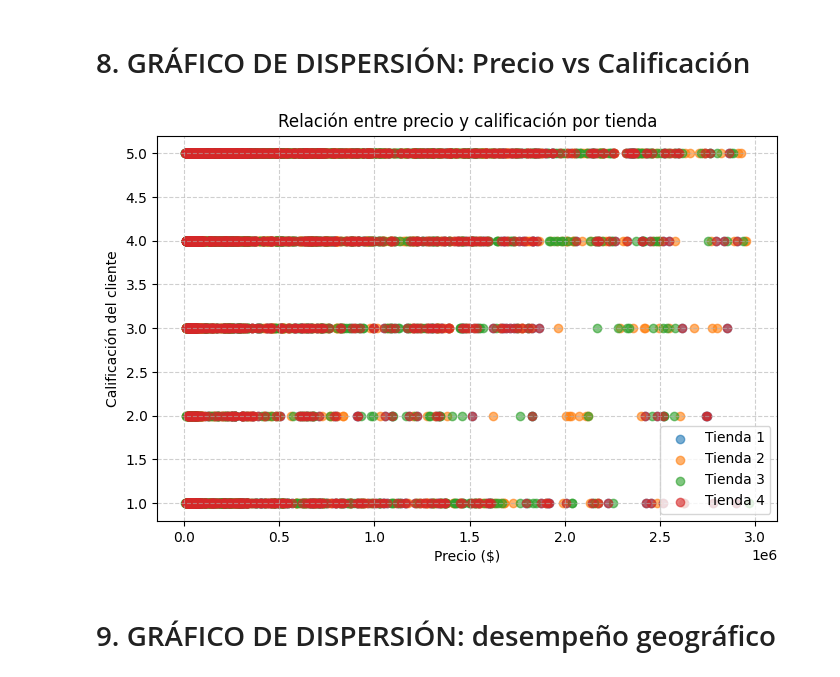
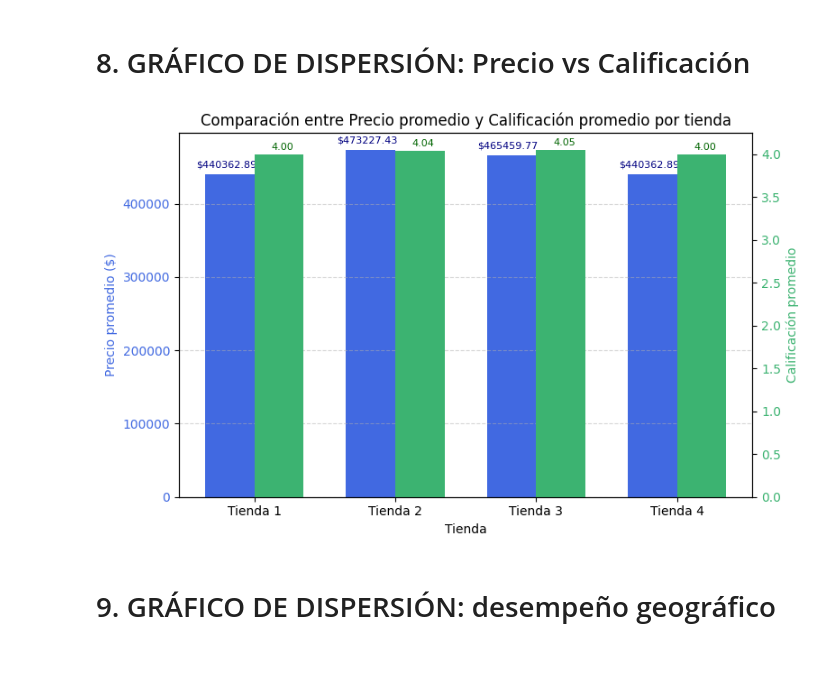
Before and after one commit to Tmayol/Challenge_ciencia_datos1, a Jupyter notebook: AluraStoreLatam.ipynb, the cells around one changed output. Drawn from its saved outputs; the diff is of its cells as text; code cells hidden in the pictures.

```diff
--- a/AluraStoreLatam.ipynb
+++ b/AluraStoreLatam.ipynb
@@ -193,19 +194,57 @@ for categoria, tienda in tiendas.items():
 [figure]
 # %% [markdown]
 # 8. GRÁFICO DE DISPERSIÓN: Precio vs Calificación
-# %%
-plt.figure(figsize=(8, 5))
-for dispersion, tienda in tiendas.items():
-    plt.scatter(tienda['Precio'], tienda['Calificación'], label=dispersion, alpha=0.6)
-
-plt.title("Relación entre precio y calificación por tienda")
-plt.xlabel("Precio ($)")
-plt.ylabel("Calificación del cliente")
-plt.legend()
-plt.grid(True, linestyle='--', alpha=0.6)
-plt.show()
-# %% [output]
-[figure, removed]
+# %%
+import matplotlib.pyplot as plt
+import numpy as np
+
+tiendas = {
+    "Tienda 1": tienda,
+    "Tienda 2": tienda2,
+    "Tienda 3": tienda3,
+    "Tienda 4": tienda4
+}
+
+
+tiendas_nombres = list(tiendas.keys())
+precio_prom = [tienda['Precio'].mean() for tienda in tiendas.values()]
+calif_prom = [tienda['Calificación'].mean() for tienda in tiendas.values()]
+
+
+fig, ax1 = plt.subplots(figsize=(8, 5))
+
+x = np.arange(len(tiendas_nombres))
+width = 0.35
+
+
+barras1 = ax1.bar(x - width/2, precio_prom, width, color='royalblue', label='Precio promedio')
+ax1.set_xlabel("Tienda")
+ax1.set_ylabel("Precio promedio ($)", color='royalblue')
+ax1.tick_params(axis='y', labelcolor='royalblue')
+ax1.set_xticks(x)
+ax1.set_xticklabels(tiendas_nombres)
+ax1.grid(axis='y', linestyle='--', alpha=0.5)
+
+
+ax2 = ax1.twinx()
+barras2 = ax2.bar(x + width/2, calif_prom, width, color='mediumseagreen', label='Calificación promedio')
+ax2.set_ylabel("Calificación promedio", color='mediumseagreen')
+ax2.tick_params(axis='y', labelcolor='mediumseagreen')
+
+
+plt.title("Comparación entre Precio promedio y Calificación promedio por tienda")
+
+
+for i, v in enumerate(precio_prom):
+    ax1.text(i - 0.2, v + (v * 0.02), f"${v:.2f}", color='navy', ha='center', fontsize=8)
+for i, v in enumerate(calif_prom):
+    ax2.text(i + 0.2, v + 0.05, f"{v:.2f}", color='darkgreen', ha='center', fontsize=8)
+
+
+fig.tight_layout()
+plt.show()
+# %% [output]
+[figure, added]
 # %% [markdown]
 # 9. GRÁFICO DE DISPERSIÓN: desempeño geográfico
 # %%
```
Also changed, not shown: parts of 4 cells of this notebook, 1 other file.
